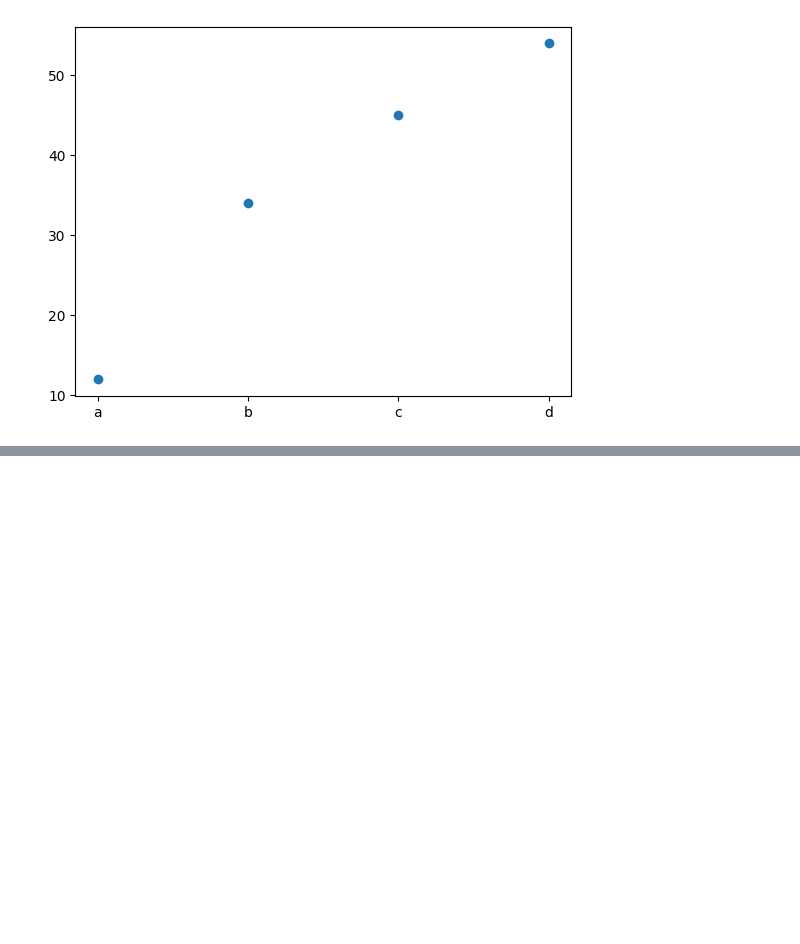
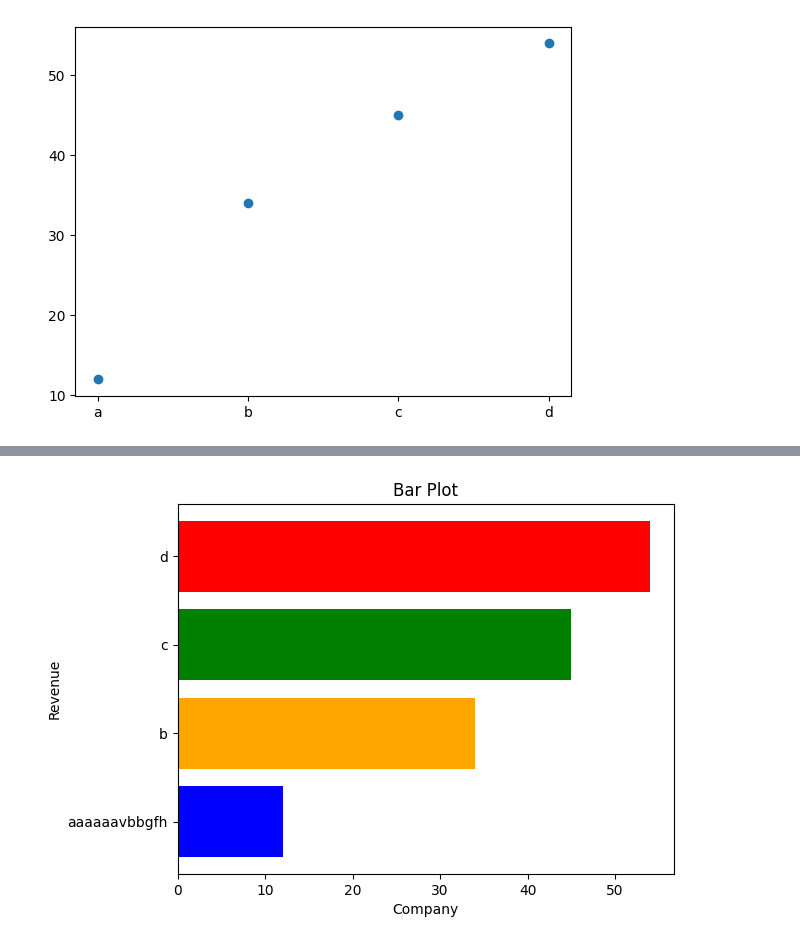
Before and after one commit to nitesh-101/Python_practice, a Jupyter notebook: Data Analysis/matplotlib.ipynb, the cells around one changed output, grey strips where cells are left out. Cells and saved outputs as stored; diff of their text form; code cells hidden in the pictures; blank space fills up the shorter version.

```diff
--- a/Data Analysis/matplotlib.ipynb
+++ b/Data Analysis/matplotlib.ipynb
@@ -276,0 +288,11 @@ plt.bar(company,revenue)
+# %%
+#Barh plot used for long labels or horizontal plots
+company=['aaaaaavbbgfh','b','c','d']
+revenue=[12,34,45,54]
+plt.barh(company,revenue, color=['blue', 'orange', 'green', 'red'])
+plt.title("Bar Plot")
+plt.xlabel("Company")
+plt.ylabel("Revenue")
+plt.show()
+# %% [output]
+[figure, added]
```
Also changed, not shown: parts of 23 cells of this notebook.
